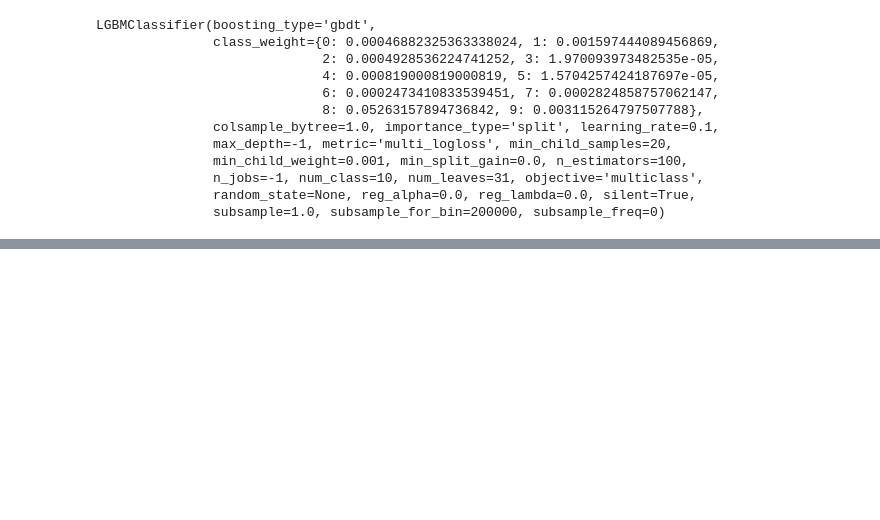
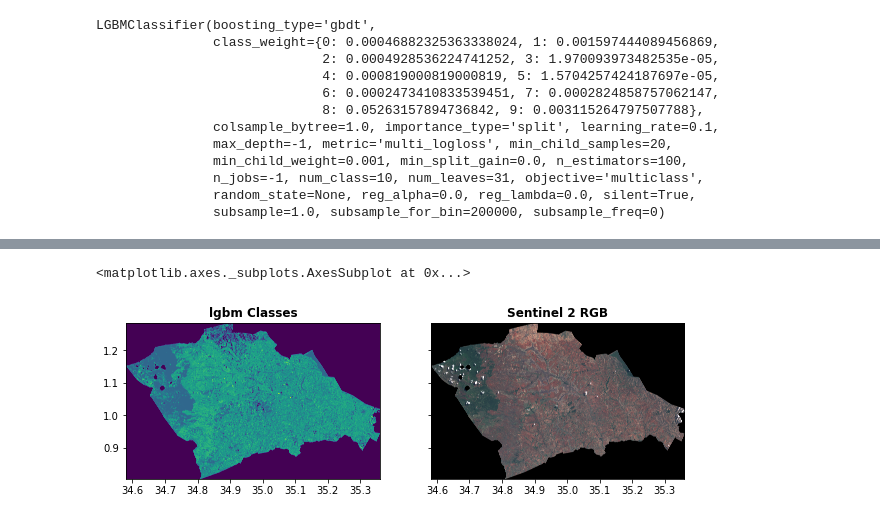
Before and after one commit to developmentseed/sat-ml-training, a Jupyter notebook: _notebooks/2020-02-24-LightGBM_cropmapping.ipynb, the cells around one changed output, grey strips where cells are left out. Saved outputs shown, nothing was run; the diff lists cells and outputs as text; code cells hidden in the pictures; blank space fills up the shorter version.

```diff
--- a/_notebooks/2020-02-24-LightGBM_cropmapping.ipynb
+++ b/_notebooks/2020-02-24-LightGBM_cropmapping.ipynb
@@ -323,0 +483,19 @@ dst.close()
+# %%
+# Based on the histogram we'll set a threshold and rescale the data for visualization
+# The values used for in_range are going to depend on the datatype and range of your data
+# If you got the data from GEE try in_range(0, 2500)
+for band in range(s2.shape[0]):
+    s2[band] = linear_rescale(
+            s2[band],
+            in_range=(0, 0.25),
+            out_range=[0, 255]
+        )
+s2 = s2.astype(np.uint8)
+# %%
+# Now retry the plot
+fig, (ax1, ax2) = plt.subplots(ncols=2, nrows=1, figsize=(10, 4), sharey=True)
+show(classes, transform=class_raster.transform, ax=ax1, title="lgbm Classes")
+show(s2[[2,1,0], : , :], transform=s2_raster.transform, adjust='linear', ax=ax2, title="Sentinel 2 RGB")
+# %% [output]
+<matplotlib.axes._subplots.AxesSubplot at 0x...>
+[figure, added]
```
Also changed, not shown: parts of 37 cells of this notebook.
